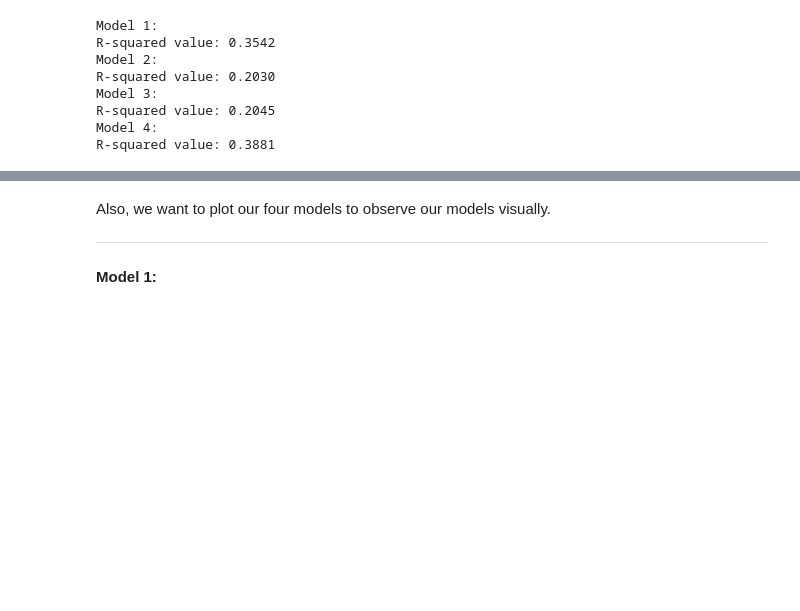
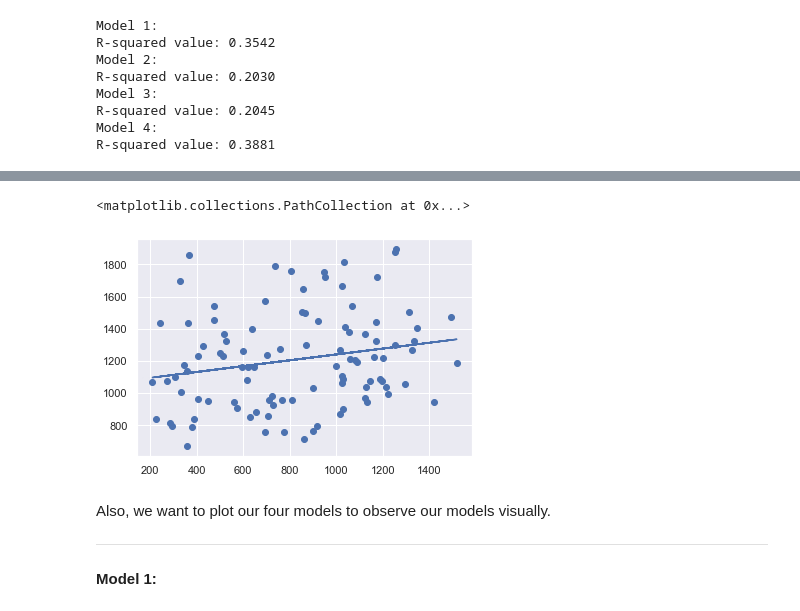
Before and after one commit to kaiyue95/INFO-2950-Final-Project, a Jupyter notebook: phase_4.ipynb, the cells around one changed output, grey strips where cells are left out. Saved outputs shown, nothing was run; the diff lists cells and outputs as text; code cells hidden in the pictures; blank space fills up the shorter version.

```diff
--- a/phase_4.ipynb
+++ b/phase_4.ipynb
@@ -543,3 +520,9 @@ R-squared value: 0.3881
+# %%
+plt.plot(death_increase_num[100:200], model_third_100.predict(death_increase_num[100:200]), label="regression line")
+plt.scatter(death_increase_num[100:200], keyword_freq[100:200], label="data points")
+# %% [output]
+<matplotlib.collections.PathCollection at 0x...>
+[figure, added]
 # %% [markdown]
 Also, we want to plot our four models to observe our models visually.
 
```
Also changed, not shown: parts of 22 cells of this notebook.
